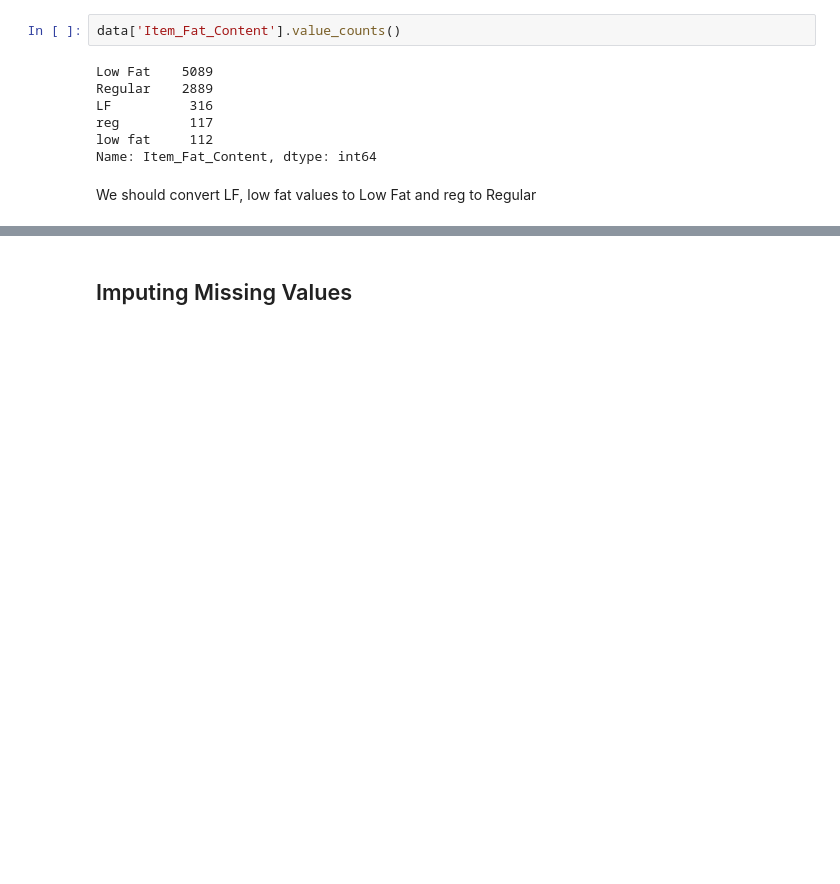
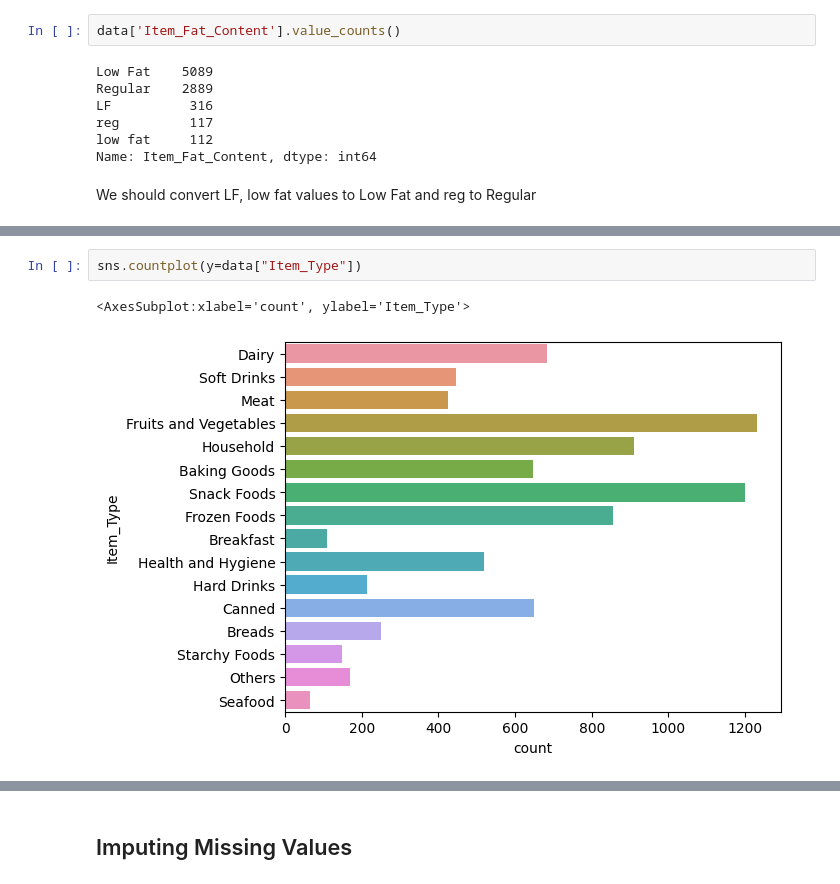
Before and after one commit to Lian-La-Fey/ML-Project-LineerRegression, a Jupyter notebook: lineer_regression.ipynb, the cells around one changed output, grey strips where cells are left out. Drawn from its saved outputs; the diff is of its cells as text; blank space fills up the shorter version.

```diff
--- a/lineer_regression.ipynb
+++ b/lineer_regression.ipynb
@@ -145,0 +100,5 @@ Name: Outlet_Type, dtype: int64
+# %%
+sns.countplot(y=data["Item_Type"])
+# %% [output]
+<AxesSubplot:xlabel='count', ylabel='Item_Type'>
+[figure, added]
```
Also changed, not shown: parts of 34 cells of this notebook.
